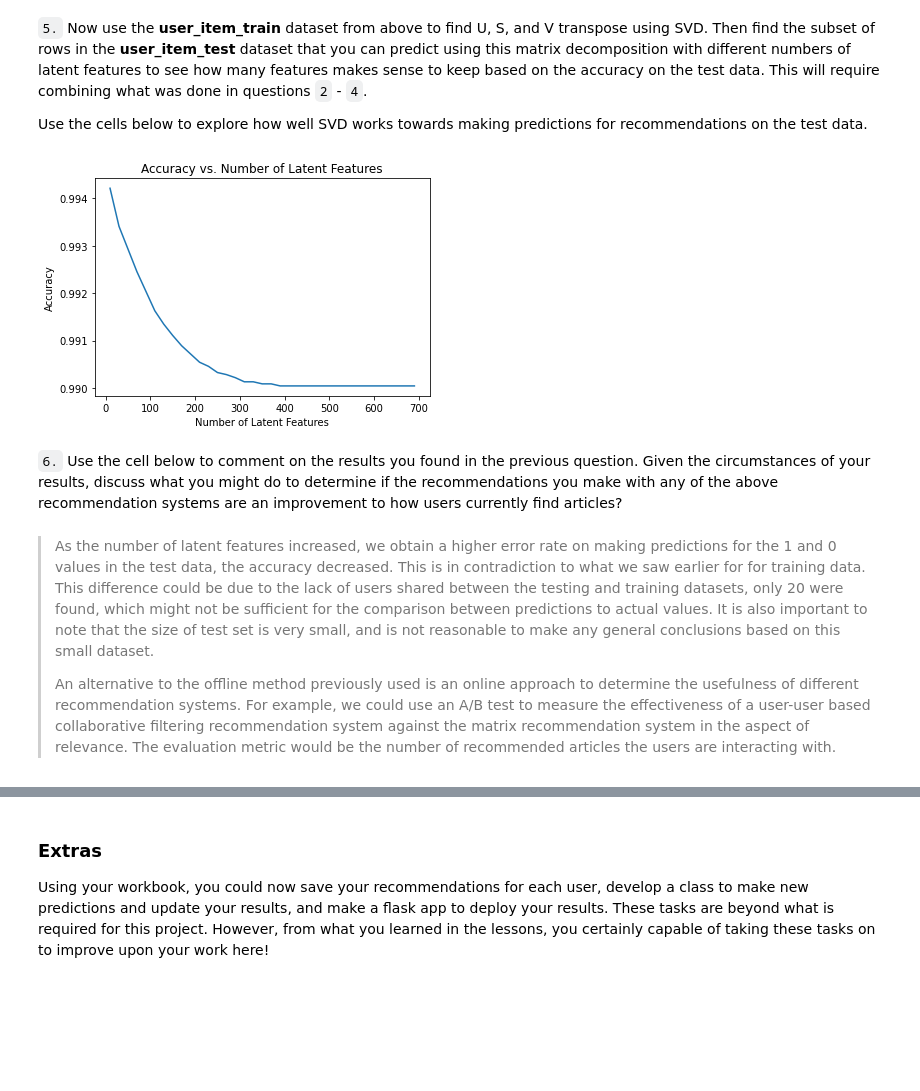
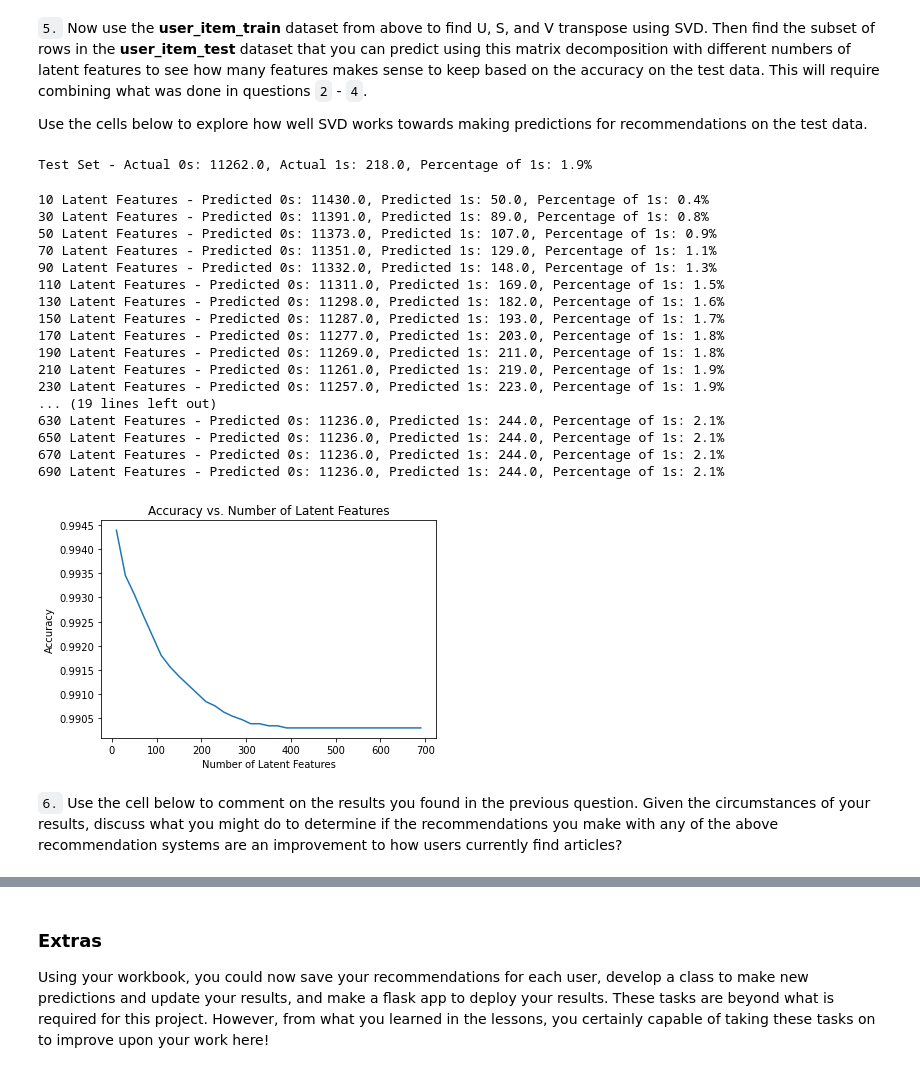
Before and after one commit to weichong-ong/Recommendations_with_IBM, a Jupyter notebook: Recommendations_with_IBM.ipynb, the cells around one changed output, grey strips where cells are left out. Cells and saved outputs as stored; diff of their text form; code cells hidden in the pictures; blank space fills up the shorter version.

```diff
--- a/Recommendations_with_IBM.ipynb
+++ b/Recommendations_with_IBM.ipynb
@@ -809,38 +823,68 @@ match_index = set(user_item_test.index) & set(user_item_train.index)
 match_arts = set(user_item_test.columns) & set(user_item_train.columns)
 
 user_item_test_new = user_item_test.loc[match_index, match_arts]
+
+total_predictions = user_item_test_new.shape[0]*user_item_test_new.shape[1]
+actual_1 = np.sum(np.sum(user_item_test_new))
+actual_0 = total_predictions - actual_1
+actual_percent_1 = round(actual_1/total_predictions*100, 1)
+print('\nTest Set - Actual 0s: {}, Actual 1s: {}, Percentage of 1s: {}%'.format(actual_0, actual_1, actual_percent_1))
+# %% [output]
+Test Set - Actual 0s: 11262.0, Actual 1s: 218.0, Percentage of 1s: 1.9%
 # %%
 # Use these cells to see how well you can use the training
 # decomposition to predict on test data
 
 num_latent_feats = np.arange(10,700+10,20)
 sum_errs = []
 
 for k in num_latent_feats:
     # restructure with k latent features
     s_train_new, u_train_new, vt_train_new = np.diag(s_train[:k]), u_train[:, :k], vt_train[:k, :]
     u_test_new, vt_test_new = u_test[:, :k], vt_test[:k, :]
 
     # take dot product
     user_item_test_est = np.around(np.dot(np.dot(u_test_new, s_train_new), vt_test_new))
 
     # compute error for each prediction to actual value
     diffs = np.subtract(user_item_test_new, user_item_test_est)
 
     # total errors and keep track of them
     err = np.sum(np.sum(np.abs(diffs)))
     sum_errs.append(err)
 
+    predicted_1 = np.sum(user_item_test_est)
+    predicted_0 = total_predictions - predicted_1
+    predicted_percent_1 = round(predicted_1/total_predictions*100, 1)
+    print('{} Latent Features - Predicted 0s: {}, Predicted 1s: {}, Percentage of 1s: {}%'.format(
+        k,
+        predicted_0,
+        predicted_1,
+        predicted_percent_1
+    ))
 
 plt.plot(num_latent_feats, 1 - np.array(sum_errs)/df.shape[0]);
 plt.xlabel('Number of Latent Features');
 plt.ylabel('Accuracy');
 plt.title('Accuracy vs. Number of Latent Features');
 # %% [output]
+10 Latent Features - Predicted 0s: 11430.0, Predicted 1s: 50.0, Percentage of 1s: 0.4%
+30 Latent Features - Predicted 0s: 11391.0, Predicted 1s: 89.0, Percentage of 1s: 0.8%
+50 Latent Features - Predicted 0s: 11373.0, Predicted 1s: 107.0, Percentage of 1s: 0.9%
+70 Latent Features - Predicted 0s: 11351.0, Predicted 1s: 129.0, Percentage of 1s: 1.1%
+90 Latent Features - Predicted 0s: 11332.0, Predicted 1s: 148.0, Percentage of 1s: 1.3%
+110 Latent Features - Predicted 0s: 11311.0, Predicted 1s: 169.0, Percentage of 1s: 1.5%
+130 Latent Features - Predicted 0s: 11298.0, Predicted 1s: 182.0, Percentage of 1s: 1.6%
+150 Latent Features - Predicted 0s: 11287.0, Predicted 1s: 193.0, Percentage of 1s: 1.7%
+170 Latent Features - Predicted 0s: 11277.0, Predicted 1s: 203.0, Percentage of 1s: 1.8%
+190 Latent Features - Predicted 0s: 11269.0, Predicted 1s: 211.0, Percentage of 1s: 1.8%
+210 Latent Features - Predicted 0s: 11261.0, Predicted 1s: 219.0, Percentage of 1s: 1.9%
+230 Latent Features - Predicted 0s: 11257.0, Predicted 1s: 223.0, Percentage of 1s: 1.9%
+... (19 lines left out)
+630 Latent Features - Predicted 0s: 11236.0, Predicted 1s: 244.0, Percentage of 1s: 2.1%
+650 Latent Features - Predicted 0s: 11236.0, Predicted 1s: 244.0, Percentage of 1s: 2.1%
+670 Latent Features - Predicted 0s: 11236.0, Predicted 1s: 244.0, Percentage of 1s: 2.1%
+690 Latent Features - Predicted 0s: 11236.0, Predicted 1s: 244.0, Percentage of 1s: 2.1%
-[figure, old version]
+[figure, new version]
 # %% [markdown]
 `6.` Use the cell below to comment on the results you found in the previous question. Given the circumstances of your results, discuss what you might do to determine if the recommendations you make with any of the above recommendation systems are an improvement to how users currently find articles?
-# %% [markdown]
-> As the number of latent features increased, we obtain a higher error rate on making predictions for the 1 and 0 values in the test data, the accuracy decreased. This is in contradiction to what we saw earlier for for training data. This difference could be due to the lack of users shared between the testing and training datasets, only 20 were found, which might not be sufficient for the comparison between predictions to actual values. It is also important to note that the size of test set is very small, and is not reasonable to make any general conclusions based on this small dataset.
->
-> An alternative to the offline method previously used is an online approach to determine the usefulness of different recommendation systems. For example, we could use an A/B test to measure the effectiveness of a user-user based collaborative filtering recommendation system against the matrix recommendation system in the aspect of relevance. The evaluation metric would be the number of recommended articles the users are interacting with.
```
Also changed, not shown: parts of 5 cells of this notebook, 1 other file.
